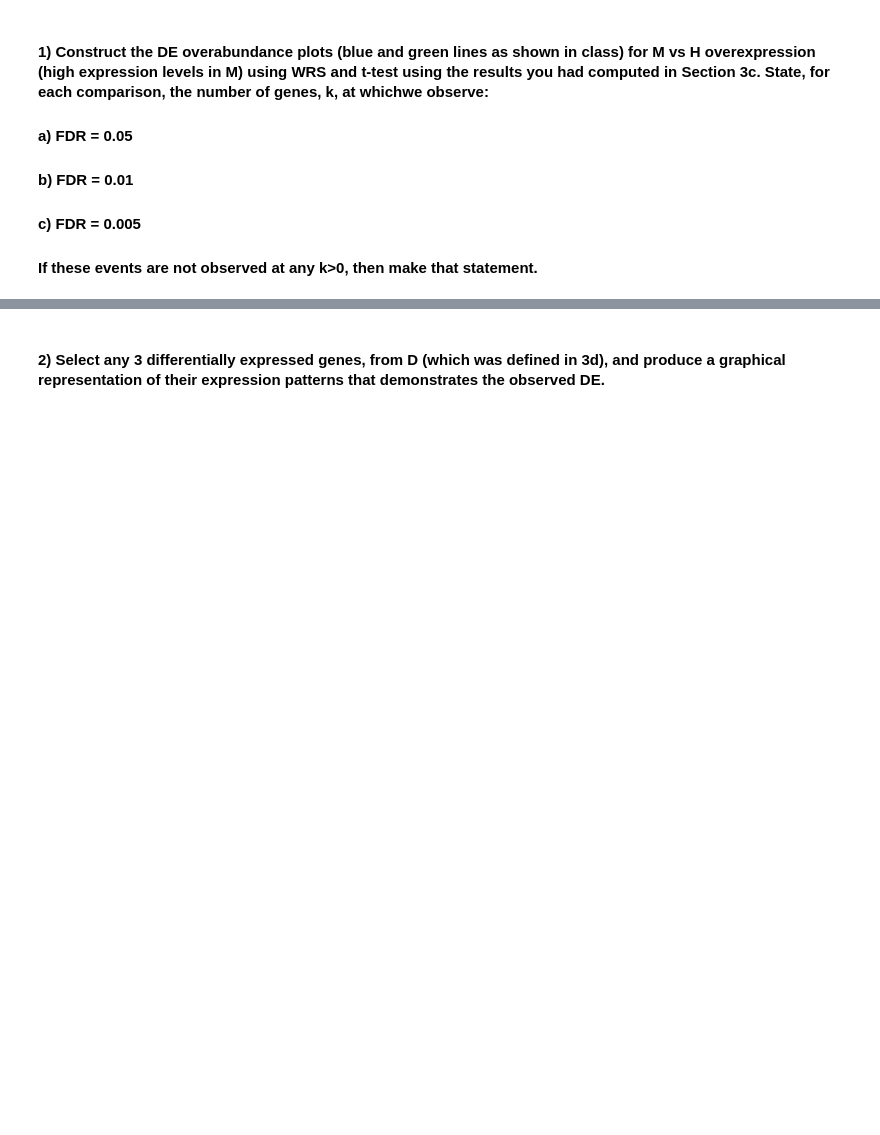
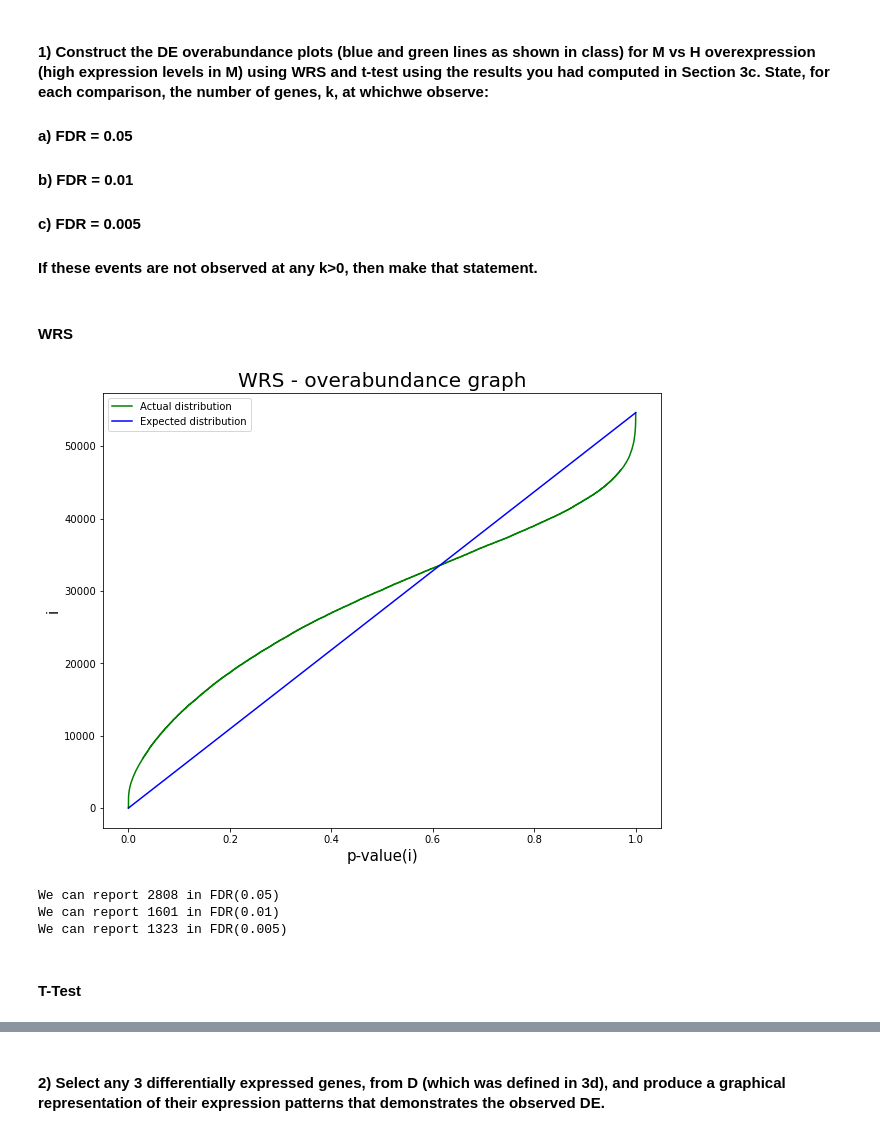
Before and after one commit to leeaz97/SatisticsIDC, a Jupyter notebook: HW4.ipynb, the cells around one changed output, grey strips where cells are left out. Cells and saved outputs as stored; diff of their text form; code cells hidden in the pictures; blank space fills up the shorter version.

```diff
--- a/HW4.ipynb
+++ b/HW4.ipynb
@@ -421,3 +370,49 @@ Compare it to the value in the above section. Explain.
 #### b) FDR = 0.01
 #### c) FDR = 0.005
 #### If these events are not observed at any k>0, then make that statement.
+# %%
+def DE_overabundance_plots(pvals, title):
+    plt.figure(figsize = (10, 8))
+    x_actual = p_value_list
+    N = len(x_actual)
+    x_expected = np.linspace(0, 1.0, N)
+    y = np.arange(N)
+    plt.title(f"{title} - overabundance graph", fontsize=20)
+    plt.xlabel("p-value(i)", fontsize=15)
+    plt.ylabel("i", fontsize=15)
+    plt.plot(x_actual, y, color='g', label='Actual distribution')
+    plt.plot(x_expected, y, color='b', label='Expected distribution')
+    plt.legend()
+# %%
+# adjust to the wanted side of the statistic
+def f(x):
+    if x["statistic"] < 0:
+        return 1- x['p_value']
+    else:
+        return x['p_value']
+# %% [markdown]
+#### WRS
+# %%
+wrs_df['pvalues'] = wrs_df.apply(f, axis=1)
+# %%
+p_value_list = wrs_df.sort_values(by='pvalues')['pvalues'].tolist()
+# %%
+DE_overabundance_plots(p_value_list,'WRS')
+# %% [output]
+[figure, added]
+# %%
+pvals = p_value_list
+
+for fdr_th in [0.05,0.01,0.005]:
+    report = fdr(pvals,fdr_th)
+
+    if report is None:
+        print("We cant report FDR = {}".format(fdr_th))
+    else:
+        print("We can report {} in FDR({})".format(report ,fdr_th))
+# %% [output]
+We can report 2808 in FDR(0.05)
+We can report 1601 in FDR(0.01)
+We can report 1323 in FDR(0.005)
+# %% [markdown]
+#### T-Test
```
Also changed, not shown: parts of 40 cells of this notebook.
